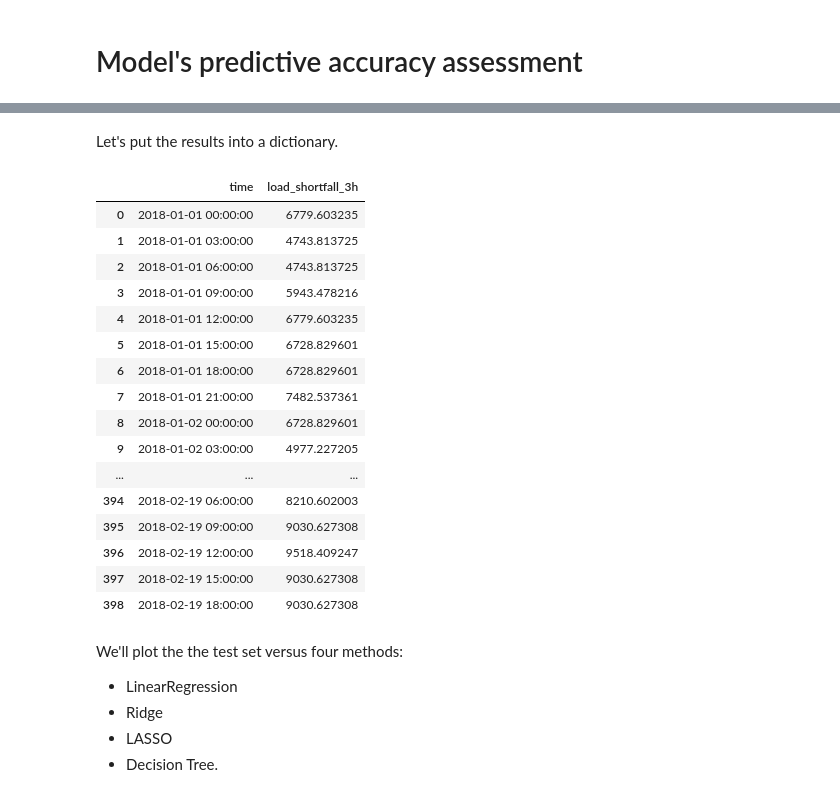
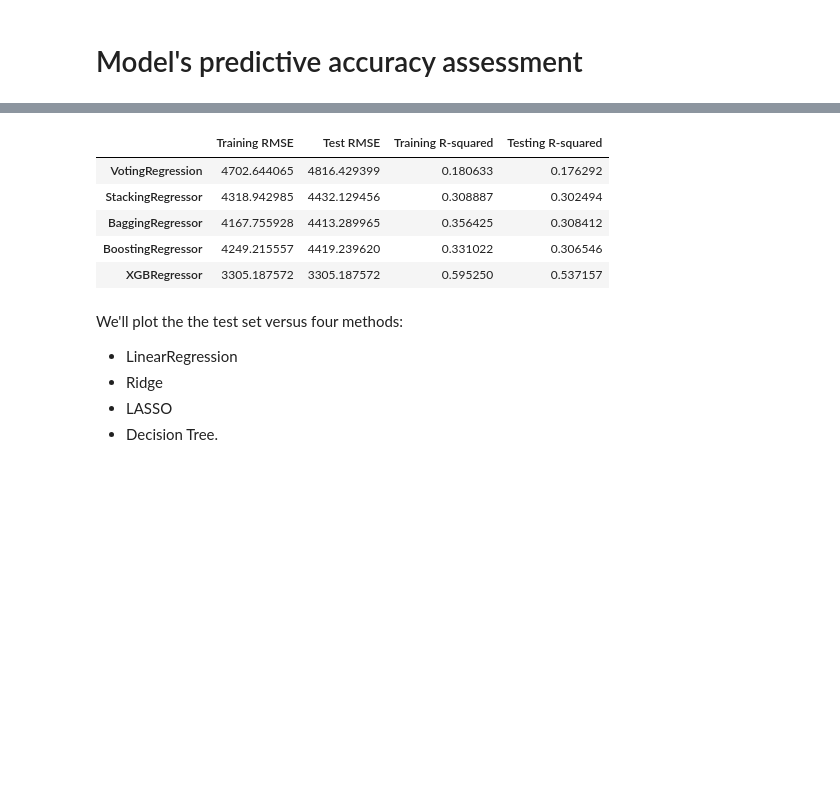
Before and after one commit to kwanda2426/load-shortfall-regression-predict-api-template, a Jupyter notebook: latest_note_book.ipynb, the cells around one changed output, grey strips where cells are left out. Drawn from its saved outputs; the diff is of its cells as text; code cells hidden in the pictures; blank space fills up the shorter version.

```diff
--- a/latest_note_book.ipynb
+++ b/latest_note_book.ipynb
@@ -451,3 +448,15 @@ DecisionTreeRegressor(ccp_alpha=0.0, criterion='mse', max_depth=3,
                       min_samples_leaf=1, min_samples_split=2,
                       min_weight_fraction_leaf=0.0, presort='deprecated',
                       random_state=42, splitter='best')
+# %%
+# Creating a XGBRegressor
+
+xgb = XGBRegressor()
+
+xgb.fit(X_train,y_train)
+
+# VotingRegressor predictions
+
+xgb_train = xgb.predict(X_train) # predict y_train
+
+xgb_test = xgb.predict(X_test) # predict y_test
@@ -599,5 +538,3 @@ SVR(C=1.0, cache_size=200, coef0=0.0, degree=3, epsilon=0.1, gamma='auto',
-# %% [markdown]
-Let's put the results into a dictionary.
 # %%
 # Dictionary of results
 results_dict = {'Training RMSE':
@@ -605,15 +542,35 @@ results_dict = {'Training RMSE':
                         "VotingRegression": np.sqrt(metrics.mean_squared_error(y_train, Vreg_train )),
                         "StackingRegressor": np.sqrt(metrics.mean_squared_error(y_train, Sreg_train)),
                         "BaggingRegressor": np.sqrt(metrics.mean_squared_error(y_train, Bagreg_train)),
-                        "BoostingRegressor": np.sqrt(metrics.mean_squared_error(y_train, bstreg_train))
+                        "BoostingRegressor": np.sqrt(metrics.mean_squared_error(y_train, bstreg_train)),
+                        "XGBRegressor": np.sqrt(metrics.mean_squared_error(y_train, xgb_train))
                     },
                     'Test RMSE':
                     {
                         "VotingRegression": np.sqrt(metrics.mean_squared_error(y_test, Vreg_test)),
                         "StackingRegressor": np.sqrt(metrics.mean_squared_error(y_test, Sreg_test)),
                         "BaggingRegressor": np.sqrt(metrics.mean_squared_error(y_test, Bagreg_test)),
-                        "BoostingRegressor": np.sqrt(metrics.mean_squared_error(y_test, bstreg_test))
+                        "BoostingRegressor": np.sqrt(metrics.mean_squared_error(y_test, bstreg_test)),
+                        "XGBRegressor": np.sqrt(metrics.mean_squared_error(y_train, xgb_train))
+                    },
+                  'Training R-squared':
+                    {
+                      "VotingRegression": metrics.r2_score(y_train, Vreg_train ),
+                        "StackingRegressor": metrics.r2_score(y_train, Sreg_train),
+                        "BaggingRegressor": metrics.r2_score(y_train, Bagreg_train),
+                        "BoostingRegressor": metrics.r2_score(y_train, bstreg_train),
+                        "XGBRegressor": metrics.r2_score(y_train, xgb_train)
+
+                    },
+                'Testing R-squared':
+                    {
+                        "VotingRegression": metrics.r2_score(y_test, Vreg_test ),
+                        "StackingRegressor": metrics.r2_score(y_test, Sreg_test),
+                        "BaggingRegressor": metrics.r2_score(y_test, Bagreg_test),
+                        "BoostingRegressor": metrics.r2_score(y_test, bstreg_test),
+                        "XGBRegressor": metrics.r2_score(y_test, xgb_test)
                     }
+
                 }
 # %%
 Vreg_t = V_reg.predict(X_test_Scaled)
@@ -631,25 +589,15 @@ predict_ed.to_csv('Te_1.csv',index = False)
 # %%
 # Create dataframe from dictionary
 
-predict_ed
+results = pd.DataFrame(results_dict)
+results.head()
 # %% [output]
-|  | time | load_shortfall_3h |
-| 0 | 2018-01-01 00:00:00 | 6779.603235 |
-| 1 | 2018-01-01 03:00:00 | 4743.813725 |
-| 2 | 2018-01-01 06:00:00 | 4743.813725 |
-| 3 | 2018-01-01 09:00:00 | 5943.478216 |
-| 4 | 2018-01-01 12:00:00 | 6779.603235 |
-| 5 | 2018-01-01 15:00:00 | 6728.829601 |
-| 6 | 2018-01-01 18:00:00 | 6728.829601 |
-| 7 | 2018-01-01 21:00:00 | 7482.537361 |
-| 8 | 2018-01-02 00:00:00 | 6728.829601 |
-| 9 | 2018-01-02 03:00:00 | 4977.227205 |
-| ... | ... | ... |
-| 394 | 2018-02-19 06:00:00 | 8210.602003 |
-| 395 | 2018-02-19 09:00:00 | 9030.627308 |
-| 396 | 2018-02-19 12:00:00 | 9518.409247 |
-| 397 | 2018-02-19 15:00:00 | 9030.627308 |
-| 398 | 2018-02-19 18:00:00 | 9030.627308 |
+|  | Training RMSE | Test RMSE | Training R-squared | Testing R-squared |
+| VotingRegression | 4702.644065 | 4816.429399 | 0.180633 | 0.176292 |
+| StackingRegressor | 4318.942985 | 4432.129456 | 0.308887 | 0.302494 |
+| BaggingRegressor | 4167.755928 | 4413.289965 | 0.356425 | 0.308412 |
+| BoostingRegressor | 4249.215557 | 4419.239620 | 0.331022 | 0.306546 |
+| XGBRegressor | 3305.187572 | 3305.187572 | 0.595250 | 0.537157 |
 # %% [markdown]
 We'll plot the the test set versus four methods:
 
```
Also changed, not shown: parts of 15 cells of this notebook.
